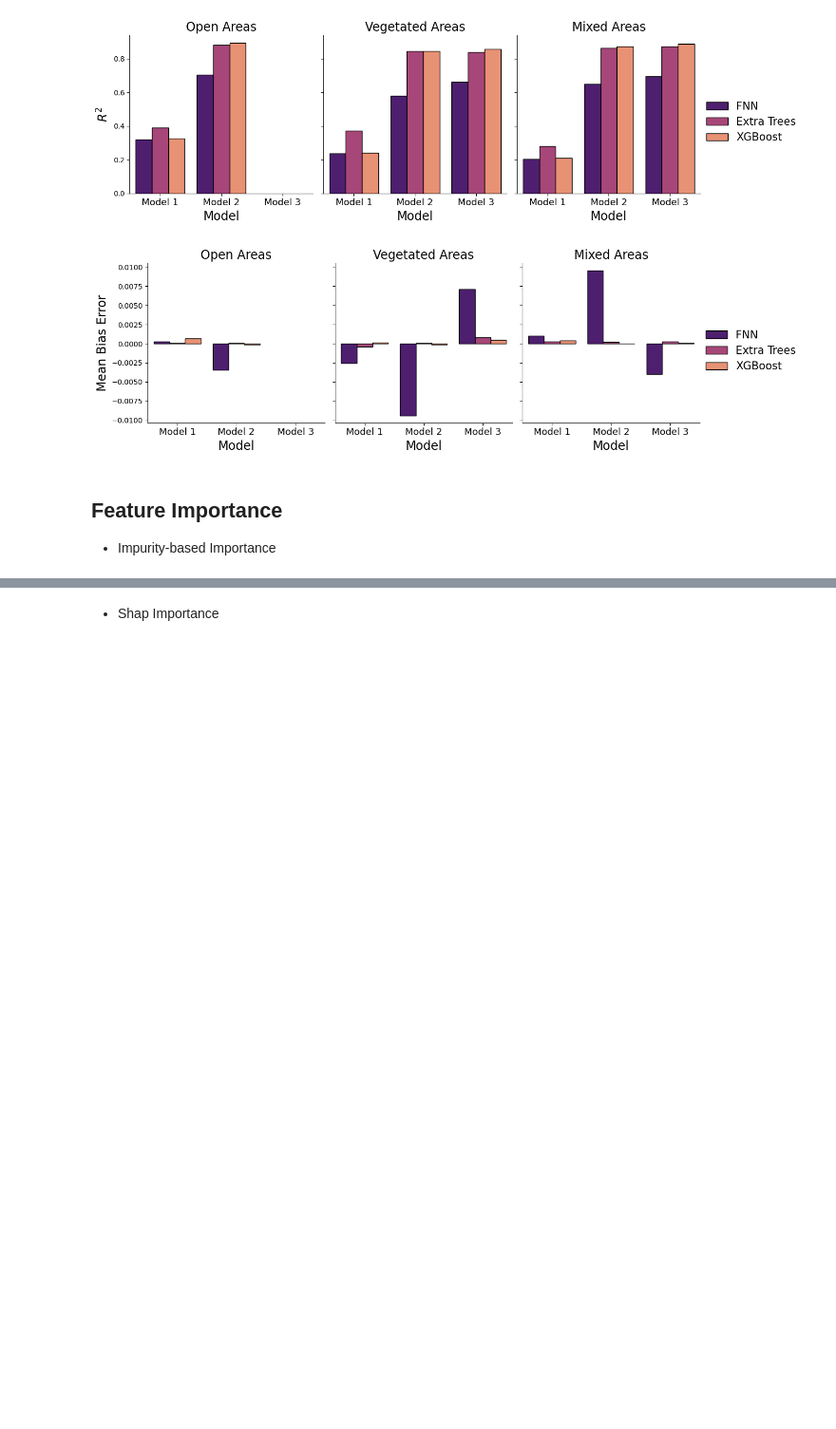
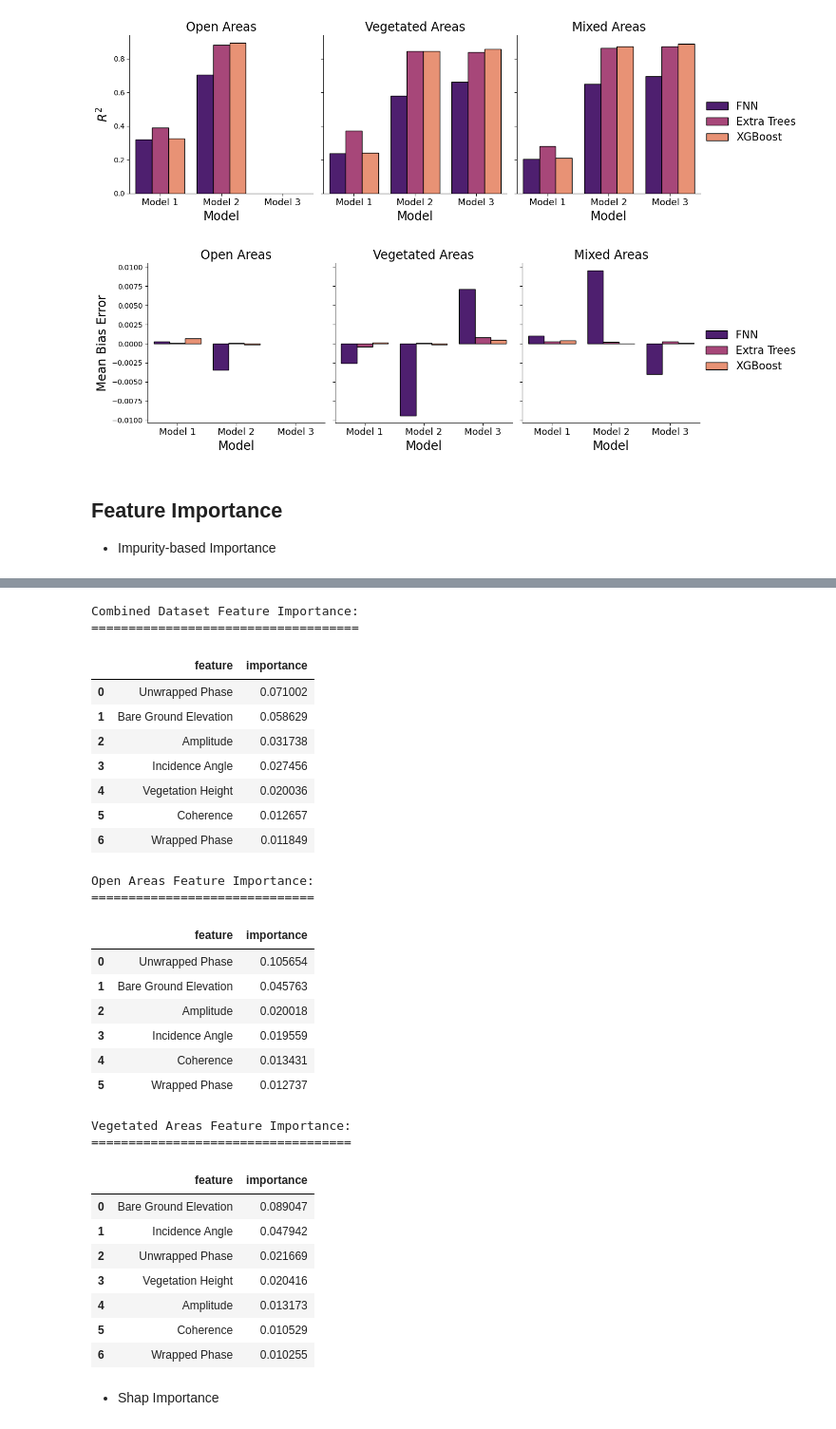
Before and after one commit to Ibrahim-Ola/uavsar-lidar-project, a Jupyter notebook: experiments/07_model_comparison.ipynb, the cells around one changed output, grey strips where cells are left out. Shown at 95% size. Drawn from its saved outputs; the diff is of its cells as text; code cells hidden in the pictures; blank space fills up the shorter version.

```diff
--- a/experiments/07_model_comparison.ipynb
+++ b/experiments/07_model_comparison.ipynb
@@ -192,2 +171,75 @@ xgboost_all_imp
+# %%
+xgboost_all_imp=(
+    pd.read_csv('../results/XGBoost/AllCombined/all/feature_importances.csv')
+    .assign(feature = lambda x: x['feature'].str.replace('_', ' ').str.title())
+    .replace({
+        'Vegetation Ht': 'Vegetation Height',
+        "Elevation": "Bare Ground Elevation",
+    })
+    .sort_values('importance', ascending=False)
+)
+
+xgboost_open_imp=(
+    pd.read_csv('../results/XGBoost/NoVegetation/uavsar/feature_importances.csv')
+    .assign(feature = lambda x: x['feature'].str.replace('_', ' ').str.title())
+    .replace({
+        "Elevation": "Bare Ground Elevation",
+    })
+    .sort_values('importance', ascending=False)
+)
+
+xgboost_veg_imp=(
+    pd.read_csv('../results/XGBoost/Vegetation/all/feature_importances.csv')
+    .assign(feature = lambda x: x['feature'].str.replace('_', ' ').str.title())
+    .replace({
+        'Vegetation Ht': 'Vegetation Height',
+        "Elevation": "Bare Ground Elevation",
+    })
+    .sort_values('importance', ascending=False)
+)
+
+
+print("Combined Dataset Feature Importance:")
+print("====================================")
+display(xgboost_all_imp)
+
+
+print("\nOpen Areas Feature Importance:")
+print("==============================")
+display(xgboost_open_imp)
+
+print("\nVegetated Areas Feature Importance:")
+print("===================================")
+display(xgboost_veg_imp)
+# %% [output]
+Combined Dataset Feature Importance:
+====================================
+|  | feature | importance |
+| 0 | Unwrapped Phase | 0.071002 |
+| 1 | Bare Ground Elevation | 0.058629 |
+| 2 | Amplitude | 0.031738 |
+| 3 | Incidence Angle | 0.027456 |
+| 4 | Vegetation Height | 0.020036 |
+| 5 | Coherence | 0.012657 |
+| 6 | Wrapped Phase | 0.011849 |
+Open Areas Feature Importance:
+==============================
+|  | feature | importance |
+| 0 | Unwrapped Phase | 0.105654 |
+| 1 | Bare Ground Elevation | 0.045763 |
+| 2 | Amplitude | 0.020018 |
+| 3 | Incidence Angle | 0.019559 |
+| 4 | Coherence | 0.013431 |
+| 5 | Wrapped Phase | 0.012737 |
+Vegetated Areas Feature Importance:
+===================================
+|  | feature | importance |
+| 0 | Bare Ground Elevation | 0.089047 |
+| 1 | Incidence Angle | 0.047942 |
+| 2 | Unwrapped Phase | 0.021669 |
+| 3 | Vegetation Height | 0.020416 |
+| 4 | Amplitude | 0.013173 |
+| 5 | Coherence | 0.010529 |
+| 6 | Wrapped Phase | 0.010255 |
 # %% [markdown]
 * Shap Importance
```
Also changed, not shown: parts of 6 cells of this notebook.
